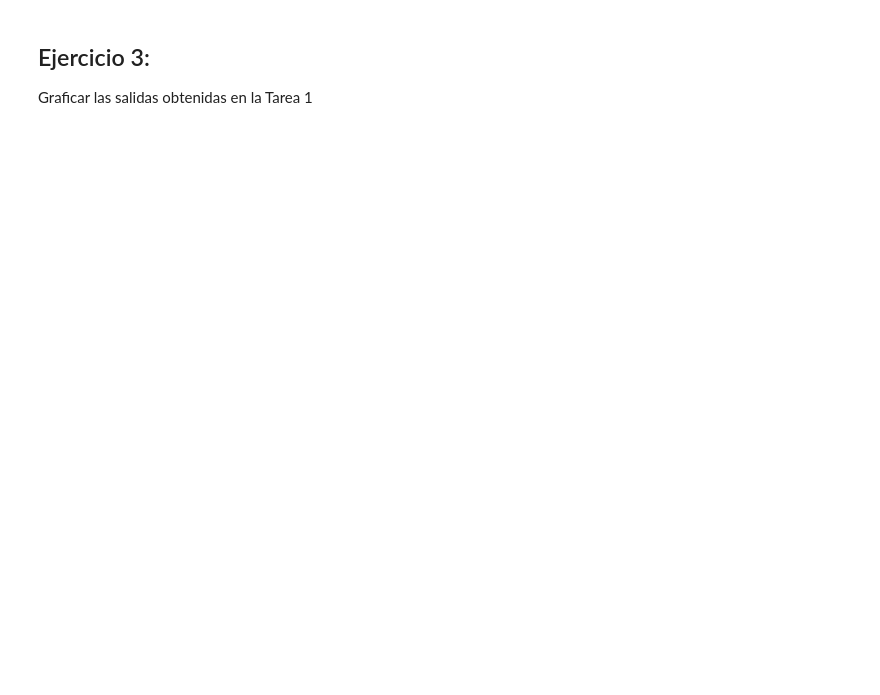
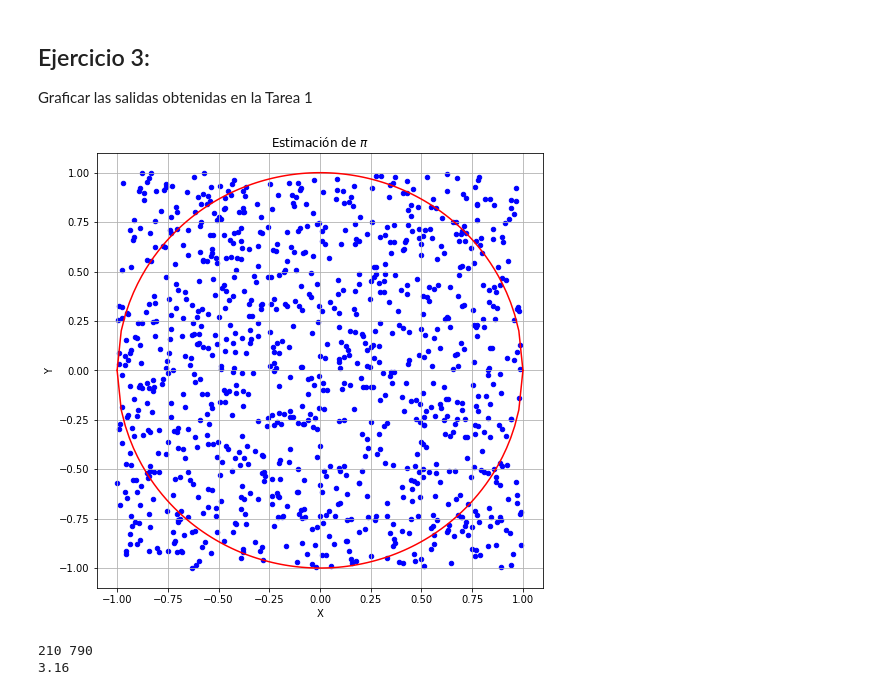
Before and after one commit to Tyeisha25/estimacion-de-pi, a Jupyter notebook: Copia_de_Uso_de_los_números_aleatorios.ipynb, the cells around one changed output. Cells and saved outputs as stored; diff of their text form; code cells hidden in the pictures; blank space fills up the shorter version.

```diff
--- a/Copia_de_Uso_de_los_números_aleatorios.ipynb
+++ b/Copia_de_Uso_de_los_números_aleatorios.ipynb
@@ -110,23 +82,3 @@ print()
 ## Ejercicio 2:
     a) Simular un sorteo de los colores blanco, negro, rojo, azul y verde.
     b) Simular 5 sorteos con sustitución.
-# %%
-#este programa simula el sorteo de los colores sin sustitucion
-for i in range(1):
-  print("vez",i+1)
-  colores=[0,1,2,3,4]
-  z=0
-  while len(colores)>0:
-    a=random.randint(min(colores), max(colores))
-    if colores.count(a)>0:
-      if a==0:
-        print("blanco")
-      elif a==1:
-       print("negro")
-      elif a==2:
-        print("rojo")
-      elif a==3:
-        print("azul")
-      else:
-        print("verde")
-      colores.remove(a)
@@ -302,0 +196,37 @@ Graficar las salidas obtenidas en la Tarea 1
+# %%
+x = np.linspace(-1, 1, 100)
+y = -np.sqrt(1 - x**2)    # Ecuación del círculo en el primer cuadrante
+x1 = np.linspace(-1, 1, 100)
+y1 = np.sqrt(1 - x**2)    # Ecuación del círculo en el primer cuadrante
+z=1000
+
+puntosx=[]
+puntosy=[]
+afuera=0
+adentro=0
+
+for i in range(z):
+  puntosx.append(random.uniform(-1,1))
+  puntosy.append(random.uniform(-1,1))
+
+fig = plt.figure(1, figsize=(8, 8))        # Aquí fijamos el formato de la gráfica para que sea cuadrada.
+plt.plot(x, y, color="red", markersize=1)
+plt.plot(x1, y1, color="red", markersize=1)
+for i in range(z):
+  plt.scatter(puntosx[i], puntosy[i], s=20, c="blue")
+  if ((puntosx[i])*(puntosx[i]))+((puntosy[i])*(puntosy[i]))>=1:
+    afuera=afuera+1
+  else:
+    adentro=adentro+1
+plt.title("Estimación de $\pi$")
+plt.xlabel("X")
+plt.ylabel("Y")
+plt.grid()
+plt.show()
+
+print(afuera,adentro)
+print((adentro/(adentro+afuera))*4)
+# %% [output]
+[figure, added]
+210 790
+3.16
```
Also changed, not shown: parts of 18 cells of this notebook.
